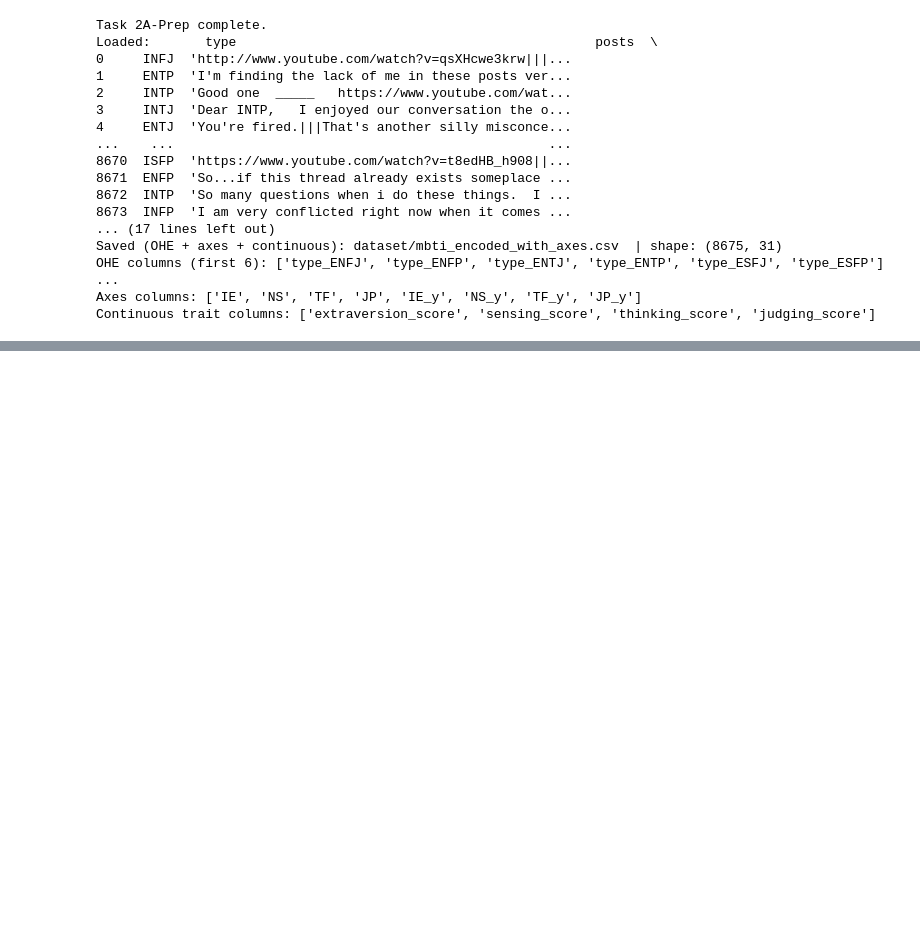
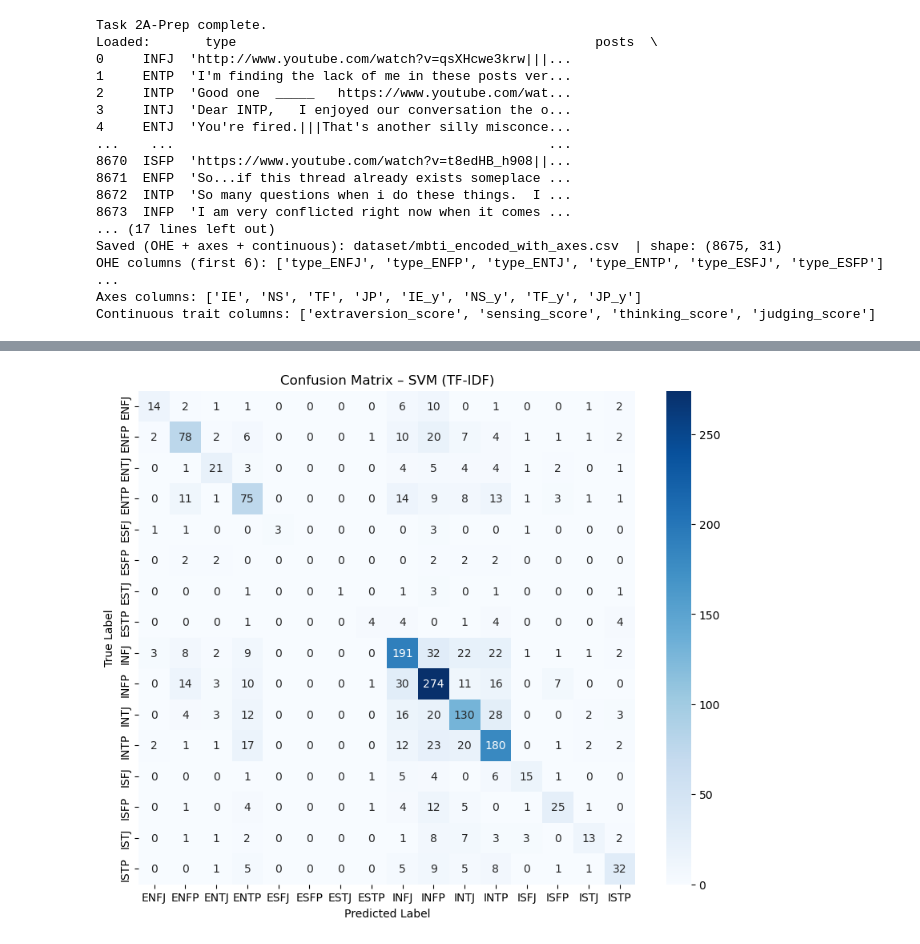
Before and after one commit to Break-Through-Tech-AI-Studio/AI-Project-CariCon-2A, a Jupyter notebook: Caricon_2A_Milestone_1_Workspace.ipynb, the cells around one changed output, grey strips where cells are left out. Saved outputs shown, nothing was run; the diff lists cells and outputs as text; code cells hidden in the pictures; blank space fills up the shorter version.

Commit message:
Added SVM baseline model training and analysis

```diff
--- a/Caricon_2A_Milestone_1_Workspace.ipynb
+++ b/Caricon_2A_Milestone_1_Workspace.ipynb
@@ -445,0 +526,21 @@ Done in 10.3s
+# %%
+#model evaluations visual like sConfusion Matrix
+
+import matplotlib.pyplot as plt
+import seaborn as sns
+from sklearn.metrics import confusion_matrix, f1_score
+from sklearn.linear_model import LogisticRegression
+from sklearn.naive_bayes import MultinomialNB
+
+#confusion matrix
+plt.figure(figsize=(10,8))
+cm = confusion_matrix(y_test, y_pred, labels=svm_model.classes_)
+sns.heatmap(cm, annot=True, fmt='d', cmap='Blues',
+            xticklabels=svm_model.classes_,
+            yticklabels=svm_model.classes_)
+plt.title("Confusion Matrix – SVM (TF-IDF)")
+plt.xlabel("Predicted Label")
+plt.ylabel("True Label")
+plt.show()
+# %% [output]
+[figure, added]
```
Also changed, not shown: parts of 5 cells of this notebook.
